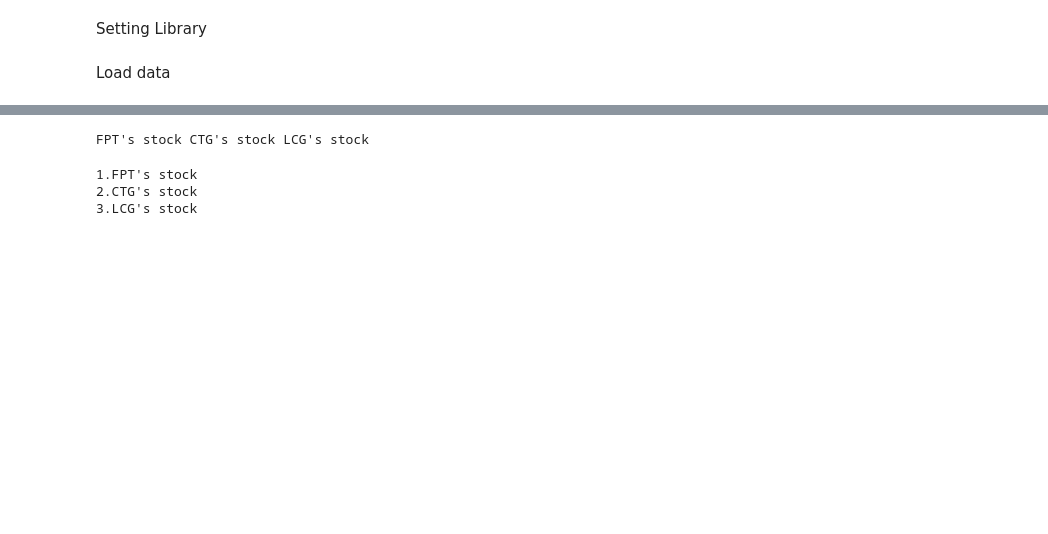
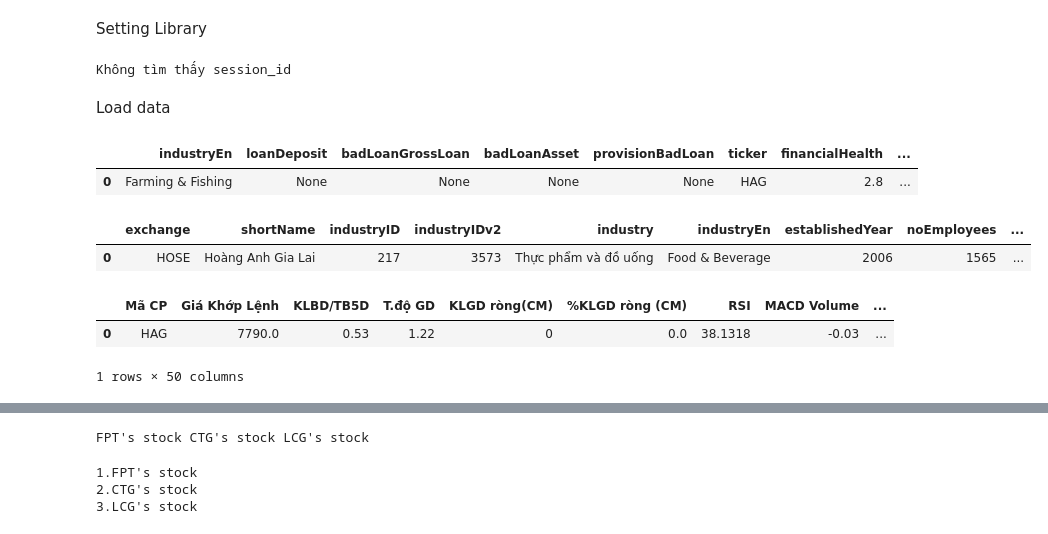
Before and after one commit to Zeres-Engel/Surfing-Stock, a Jupyter notebook: AI model/CreateModel.ipynb, the cells around one changed output, grey strips where cells are left out. Drawn from its saved outputs; the diff is of its cells as text; code cells hidden in the pictures; blank space fills up the shorter version.

Commit message:
can use for realtime

```diff
--- a/AI model/CreateModel.ipynb
+++ b/AI model/CreateModel.ipynb
@@ -23,4 +24,52 @@ from keras.layers import Dense, Dropout, LSTM
 from keras.wrappers.scikit_learn import KerasRegressor
 from sklearn.model_selection import GridSearchCV
+# %%
+import requests
+from bs4 import BeautifulSoup
+import pandas as pd
+
+exchange_session = soup.find('div', class_='ExchangeSession')
+if exchange_session is not None:
+    session_id = exchange_session.get('data-sessionid')
+
+    # Lấy mã phiên giao dịch hiện tại từ trang web của cafef
+    url = 'https://www.cafef.vn/lich-su-giao-dich-HAG-1.chn'
+    response = requests.get(url)
+    soup = BeautifulSoup(response.text, 'html.parser')
+    session_id = soup.find('div', class_='ExchangeSession').get('data-sessionid')Real-time-data-vndirect
+
+    # Lấy dữ liệu cổ phiếu HAG theo phút từ API của cafef
+    url = f'https://priceboard.cafef.vn/realtime/chart/MinuteChart/?symbol=HAG&floorCode=HSX&sessionID={session_id}'
+    response = requests.get(url)
+    data = response.json()
+
+    # Chuyển đổi dữ liệu JSON thành dataframe
+    df = pd.DataFrame(data['Data'])
+    df = df[['time', 'open', 'high', 'low', 'close', 'volume']]
+    df['time'] = pd.to_datetime(df['time'], unit='ms')
+    df.set_index('time', inplace=True)
+    df = df.resample('1T').agg({'open': 'first', 'high': 'max', 'low': 'min', 'close': 'last', 'volume': 'sum'})
+
+    print(df.head())
+else:
+    print('Không tìm thấy session_id')
+# %% [output]
+Không tìm thấy session_id
 # %% [markdown]
 Load data
+# %%
+financial_health_rating('HAG')
+# %% [output]
+|  | industryEn | loanDeposit | badLoanGrossLoan | badLoanAsset | provisionBadLoan | ticker | financialHealth | ... |
+| 0 | Farming & Fishing | None | None | None | None | HAG | 2.8 | ... |
+# %%
+ticker_overview('HAG')
+# %% [output]
+|  | exchange | shortName | industryID | industryIDv2 | industry | industryEn | establishedYear | noEmployees | ... |
+| 0 | HOSE | Hoàng Anh Gia Lai | 217 | 3573 | Thực phẩm và đồ uống | Food & Beverage | 2006 | 1565 | ... |
+# %%
+price_board('HAG')
+# %% [output]
+|  | Mã CP | Giá Khớp Lệnh | KLBD/TB5D | T.độ GD | KLGD ròng(CM) | %KLGD ròng (CM) | RSI | MACD Volume | ... |
+| 0 | HAG | 7790.0 | 0.53 | 1.22 | 0 | 0.0 | 38.1318 | -0.03 | ... |
+1 rows × 50 columns
```
Also changed, not shown: parts of 11 cells of this notebook, 41 other files.
